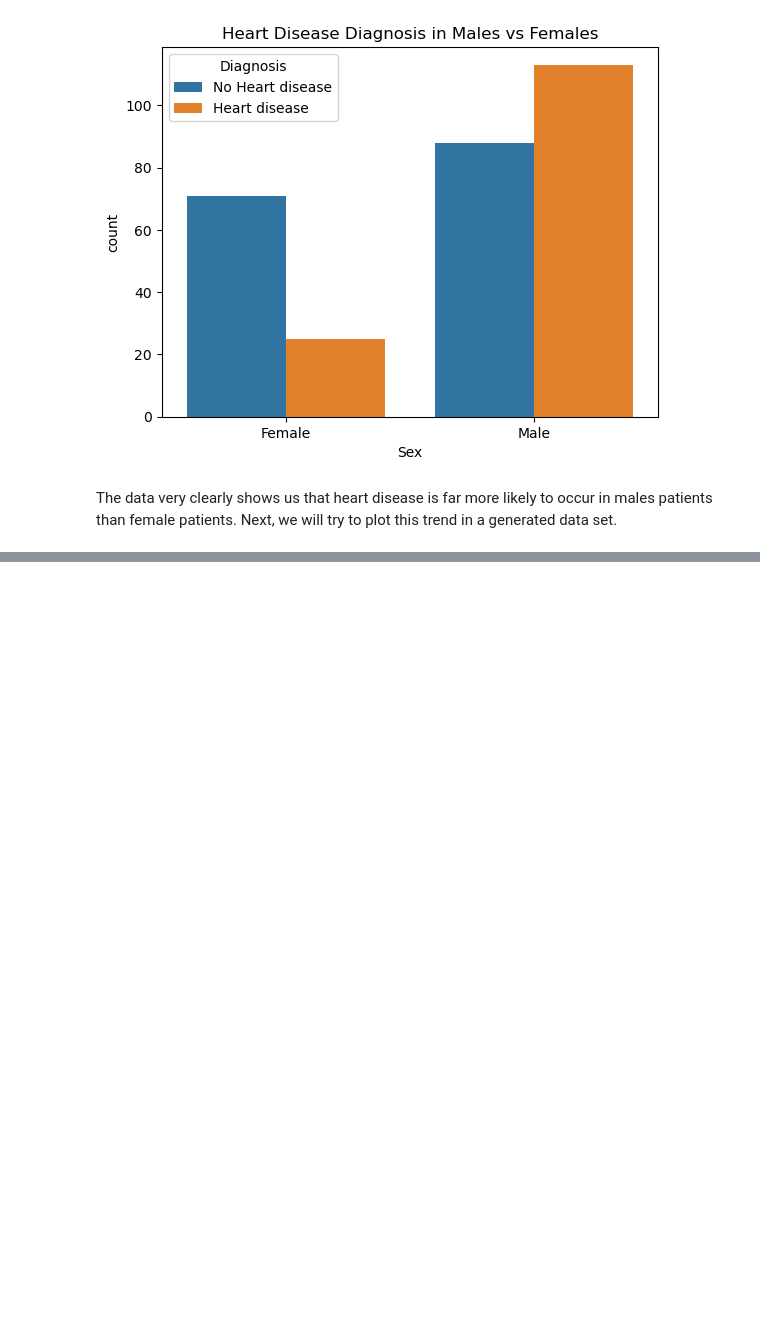
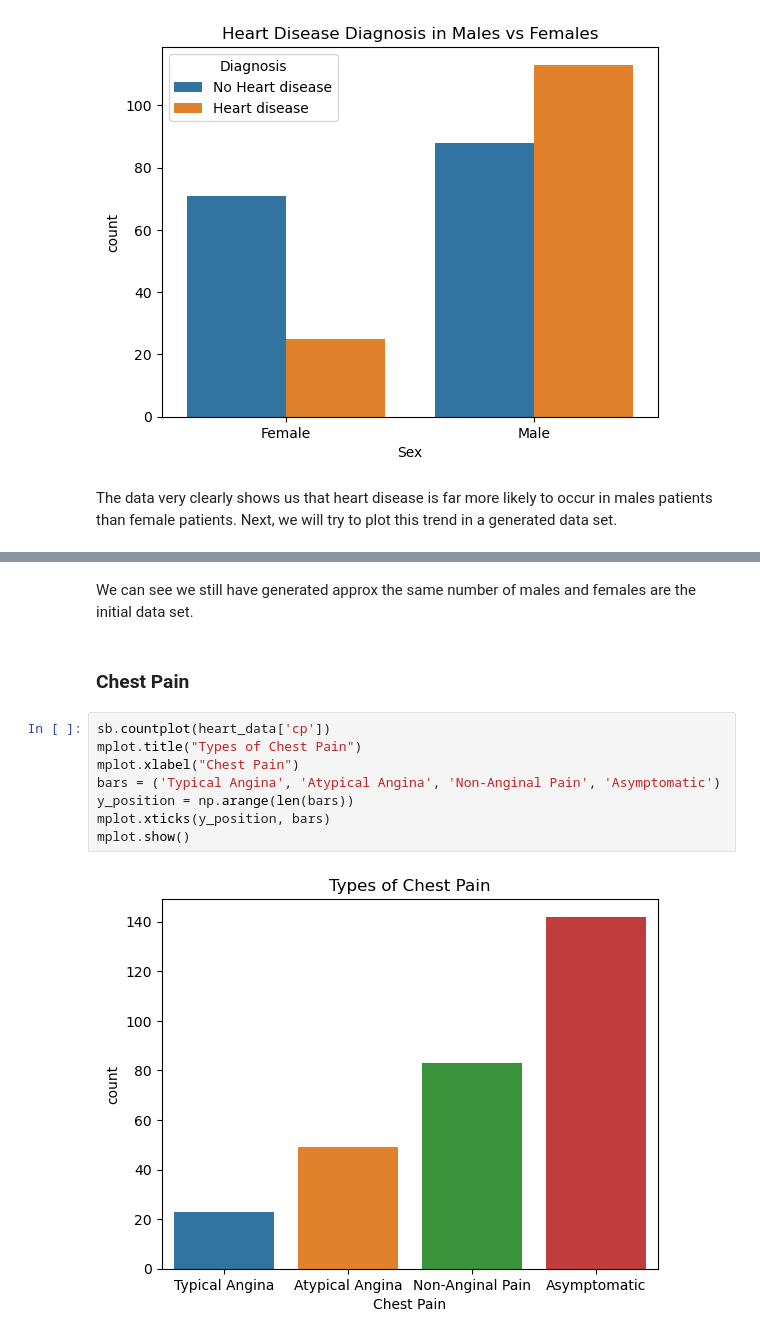
Before and after one commit to frankquinn89/PROGRAMMING_FOR_DATA_ANALYSIS, a Jupyter notebook: project.ipynb, the cells around one changed output, grey strips where cells are left out. Saved outputs shown, nothing was run; the diff lists cells and outputs as text; blank space fills up the shorter version.

```diff
--- a/project.ipynb
+++ b/project.ipynb
@@ -275,0 +321,14 @@ The data very clearly  shows us that heart disease is far more likely to occur i
+# %% [markdown]
+We can see we still have generated approx the same number of males and females are the initial data set.
+# %% [markdown]
+### Chest Pain
+# %%
+sb.countplot(heart_data['cp'])
+mplot.title("Types of Chest Pain")
+mplot.xlabel("Chest Pain")
+bars = ('Typical Angina', 'Atypical Angina', 'Non-Anginal Pain', 'Asymptomatic')
+y_position = np.arange(len(bars))
+mplot.xticks(y_position, bars)
+mplot.show()
+# %% [output]
+[figure, added]
```
Also changed, not shown: parts of 21 cells of this notebook.
